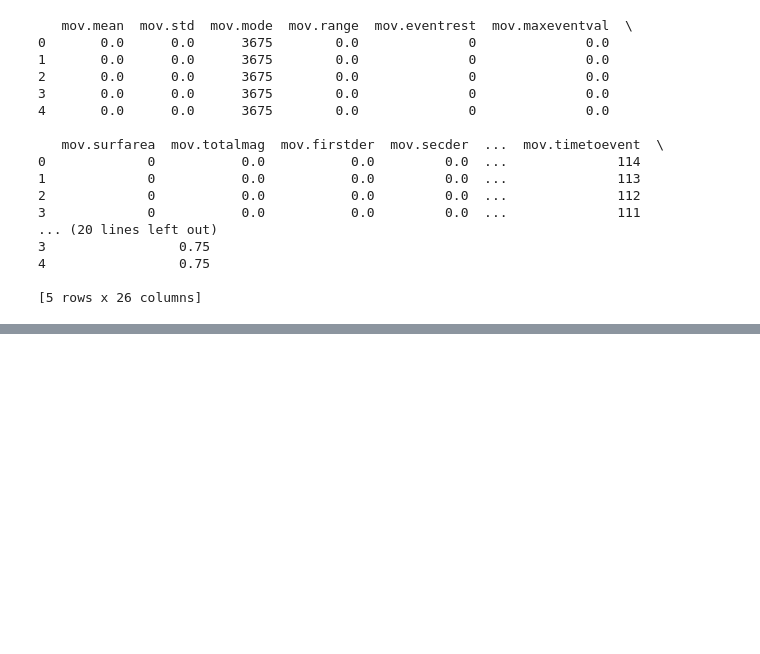
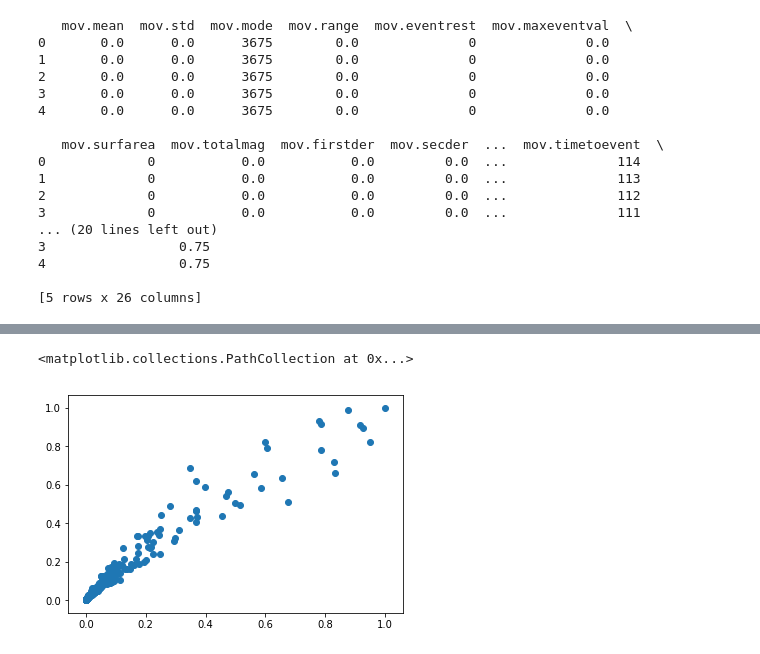
Before and after one commit to brmullen/SIP2019, a Jupyter notebook: Emma/Exploration of Data.ipynb, the cells around one changed output, grey strips where cells are left out. Saved outputs shown, nothing was run; the diff lists cells and outputs as text; code cells hidden in the pictures; blank space fills up the shorter version.

```diff
--- a/Emma/Exploration of Data.ipynb
+++ b/Emma/Exploration of Data.ipynb
@@ -124,0 +149,5 @@ print(sns.__version__)
+# %%
+plt.scatter(data['mov.mean'], data['mov.std'])
+# %% [output]
+<matplotlib.collections.PathCollection at 0x...>
+[figure, added]
```
Also changed, not shown: parts of 15 cells of this notebook, 2 other files.
